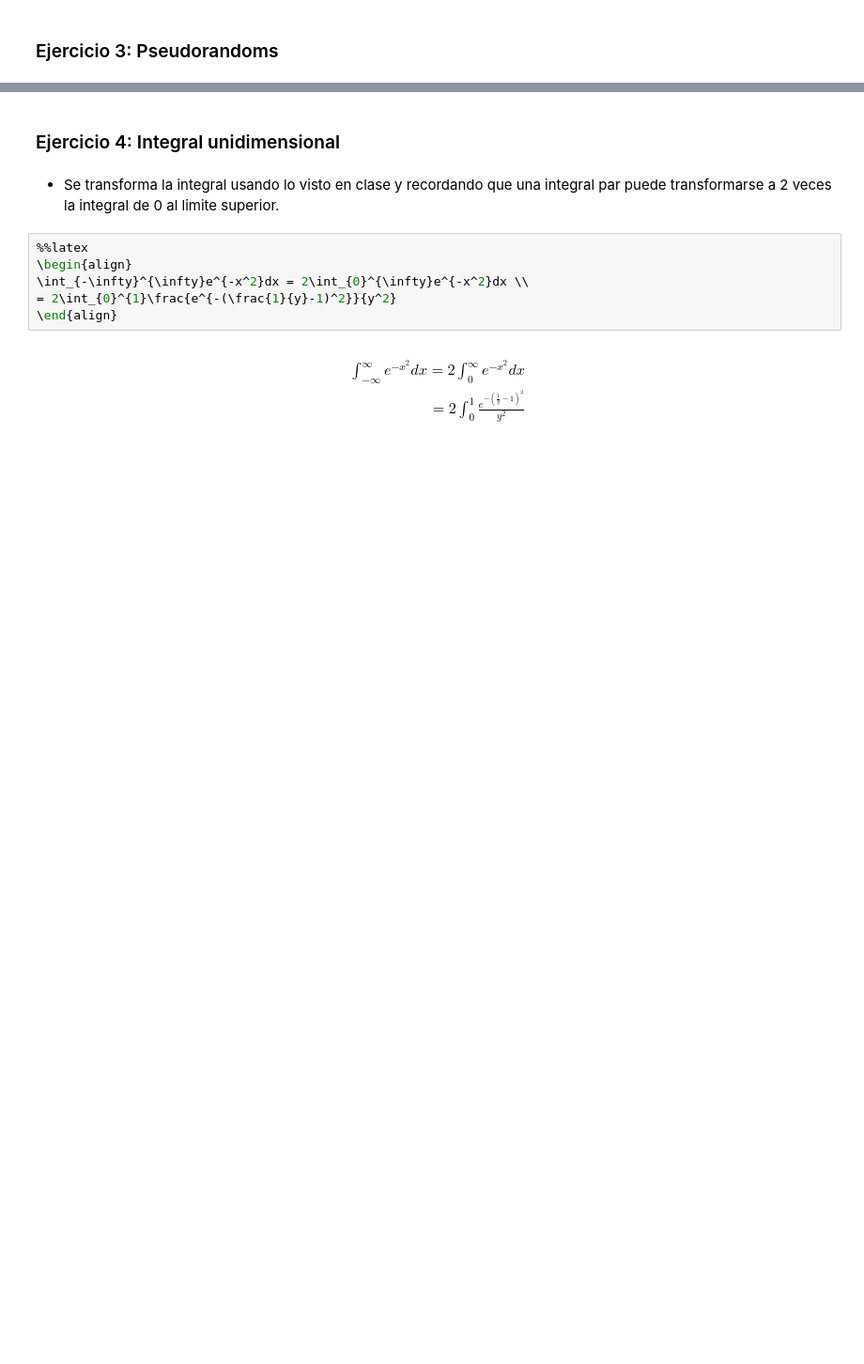
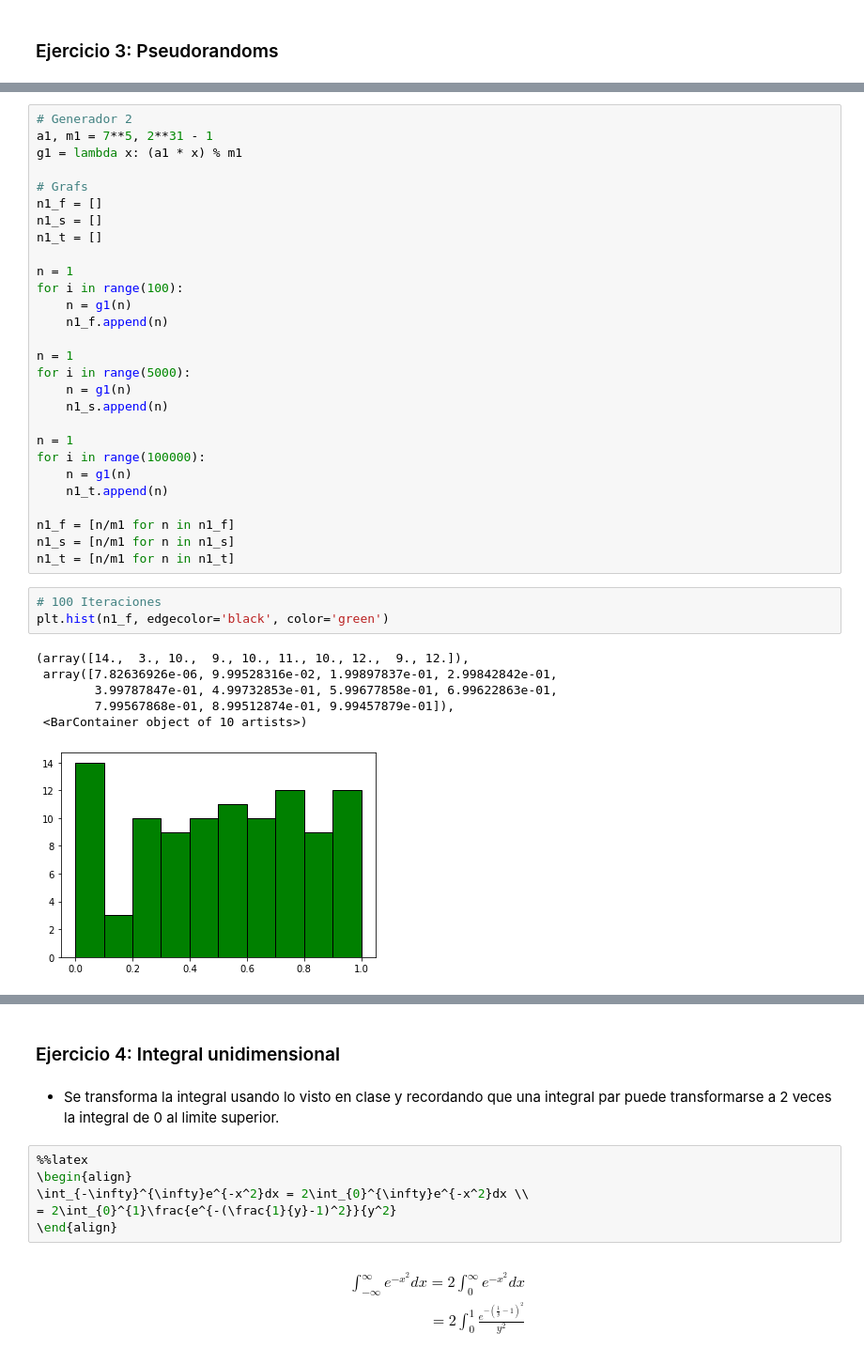
Before and after one commit to RodrigoZea/MiniproyectoModSim, a Jupyter notebook: miniproyecto1.ipynb, the cells around one changed output, grey strips where cells are left out. Shown: that part at 94% size. Drawn from its saved outputs; the diff is of its cells as text; blank space fills up the shorter version.

```diff
--- a/miniproyecto1.ipynb
+++ b/miniproyecto1.ipynb
@@ -92,0 +132,38 @@ plt.hist(n0, edgecolor='black')
+# %%
+# Generador 2
+a1, m1 = 7**5, 2**31 - 1
+g1 = lambda x: (a1 * x) % m1
+
+# Grafs
+n1_f = []
+n1_s = []
+n1_t = []
+
+n = 1
+for i in range(100):
+    n = g1(n)
+    n1_f.append(n)
+
+n = 1
+for i in range(5000):
+    n = g1(n)
+    n1_s.append(n)
+
+n = 1
+for i in range(100000):
+    n = g1(n)
+    n1_t.append(n)
+
+n1_f = [n/m1 for n in n1_f]
+n1_s = [n/m1 for n in n1_s]
+n1_t = [n/m1 for n in n1_t]
+# %%
+# 100 Iteraciones
+plt.hist(n1_f, edgecolor='black', color='green')
+# %% [output]
+(array([14.,  3., 10.,  9., 10., 11., 10., 12.,  9., 12.]),
+ array([7.82636926e-06, 9.99528316e-02, 1.99897837e-01, 2.99842842e-01,
+        3.99787847e-01, 4.99732853e-01, 5.99677858e-01, 6.99622863e-01,
+        7.99567868e-01, 8.99512874e-01, 9.99457879e-01]),
+ <BarContainer object of 10 artists>)
+[figure, added]
```
Also changed, not shown: parts of 18 cells of this notebook.
